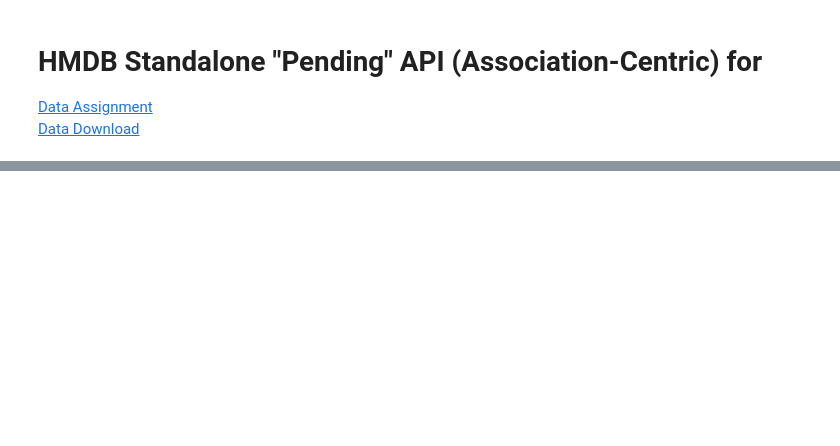
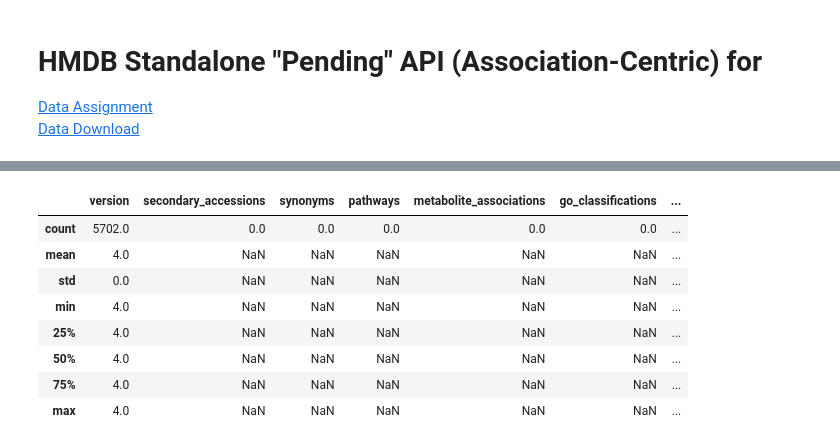
Before and after one commit to NikkiBytes/BioThings_Tutorial, a Jupyter notebook: HMDB_associations.ipynb, the cells around one changed output, grey strips where cells are left out. Saved outputs shown, nothing was run; the diff lists cells and outputs as text; code cells hidden in the pictures; blank space fills up the shorter version.

```diff
--- a/HMDB_associations.ipynb
+++ b/HMDB_associations.ipynb
@@ -17,0 +58,12 @@ def
+# %%
+df.describe()
+# %% [output]
+|  | version | secondary_accessions | synonyms | pathways | metabolite_associations | go_classifications | ... |
+| count | 5702.0 | 0.0 | 0.0 | 0.0 | 0.0 | 0.0 | ... |
+| mean | 4.0 | NaN | NaN | NaN | NaN | NaN | ... |
+| std | 0.0 | NaN | NaN | NaN | NaN | NaN | ... |
+| min | 4.0 | NaN | NaN | NaN | NaN | NaN | ... |
+| 25% | 4.0 | NaN | NaN | NaN | NaN | NaN | ... |
+| 50% | 4.0 | NaN | NaN | NaN | NaN | NaN | ... |
+| 75% | 4.0 | NaN | NaN | NaN | NaN | NaN | ... |
+| max | 4.0 | NaN | NaN | NaN | NaN | NaN | ... |
```
Also changed, not shown: parts of 14 cells of this notebook.
